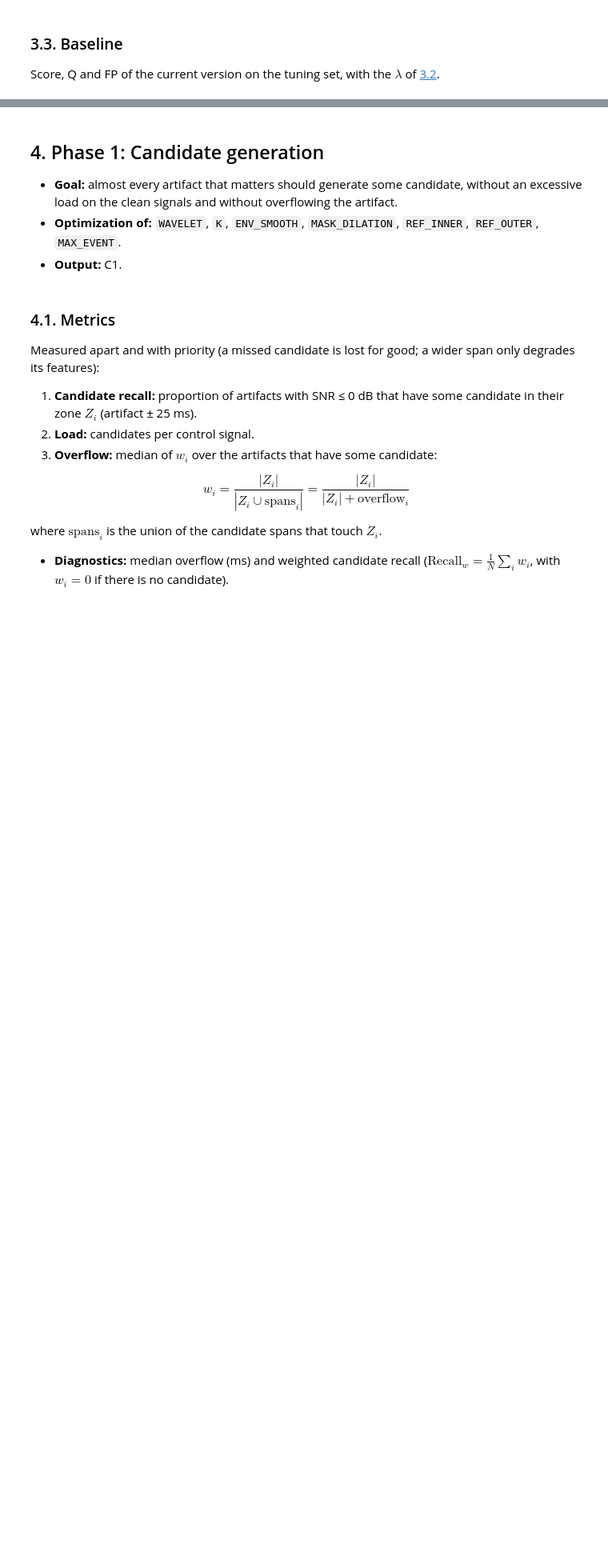
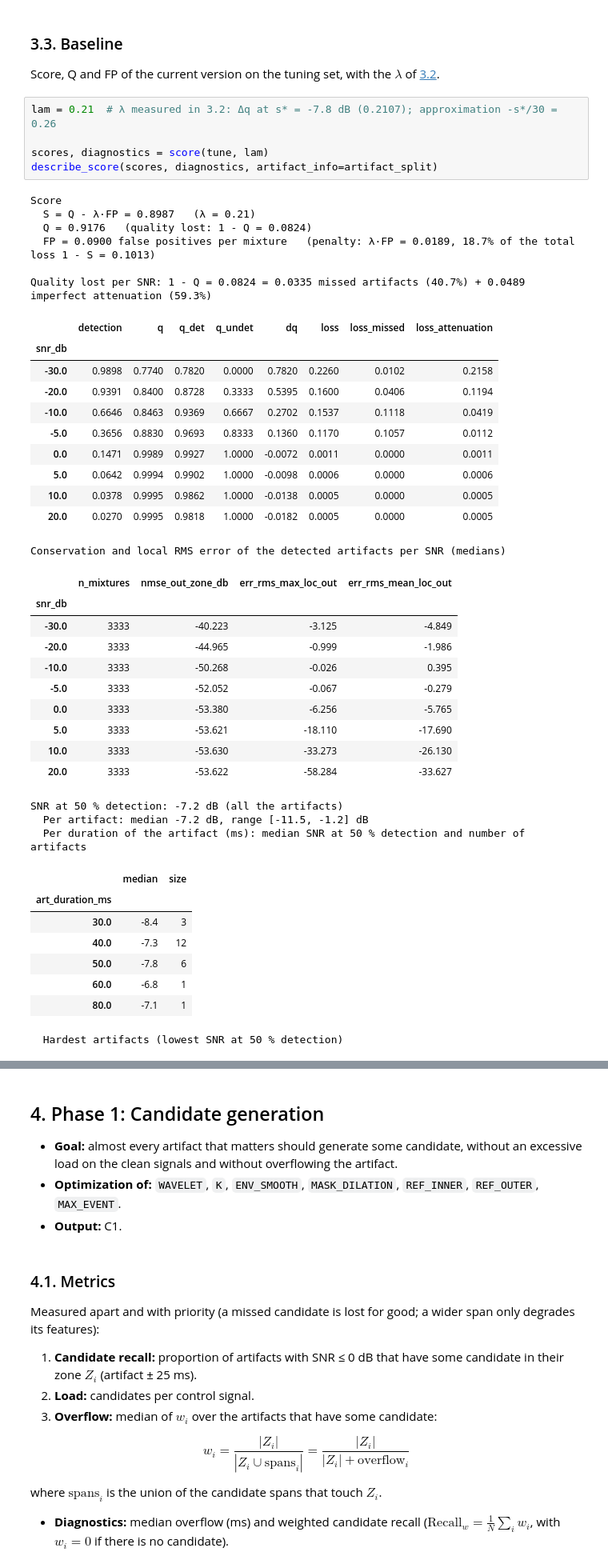
Before and after one commit to Kelpesito/EILO-BioAcoustics-Analysis, a Jupyter notebook: denoising/parameter_optimization.ipynb, the cells around one changed output, grey strips where cells are left out. Shown at 80% size. Saved outputs shown, nothing was run; the diff lists cells and outputs as text; blank space fills up the shorter version.

```diff
--- a/denoising/parameter_optimization.ipynb
+++ b/denoising/parameter_optimization.ipynb
@@ -354,3 +540,47 @@ where $\hat{q}^{\text{det}}_s$ / $\hat{q}^{\text{undet}}_s$ are the mean $q$ of
 ### 3.3. Baseline
 
 Score, Q and FP of the current version on the tuning set, with the $\lambda$ of [3.2](#3.2.-Penalty-λ).
+# %%
+lam = 0.21  # λ measured in 3.2: Δq at s* = -7.8 dB (0.2107); approximation -s*/30 = 0.26
+
+scores, diagnostics = score(tune, lam)
+describe_score(scores, diagnostics, artifact_info=artifact_split)
+# %% [output]
+Score
+  S = Q - λ·FP = 0.8987   (λ = 0.21)
+  Q = 0.9176   (quality lost: 1 - Q = 0.0824)
+  FP = 0.0900 false positives per mixture   (penalty: λ·FP = 0.0189, 18.7% of the total loss 1 - S = 0.1013)
+
+Quality lost per SNR: 1 - Q = 0.0824 = 0.0335 missed artifacts (40.7%) + 0.0489 imperfect attenuation (59.3%)
+|  | detection | q | q_det | q_undet | dq | loss | loss_missed | loss_attenuation |
+| snr_db |  |  |  |  |  |  |  |  |
+| -30.0 | 0.9898 | 0.7740 | 0.7820 | 0.0000 | 0.7820 | 0.2260 | 0.0102 | 0.2158 |
+| -20.0 | 0.9391 | 0.8400 | 0.8728 | 0.3333 | 0.5395 | 0.1600 | 0.0406 | 0.1194 |
+| -10.0 | 0.6646 | 0.8463 | 0.9369 | 0.6667 | 0.2702 | 0.1537 | 0.1118 | 0.0419 |
+| -5.0 | 0.3656 | 0.8830 | 0.9693 | 0.8333 | 0.1360 | 0.1170 | 0.1057 | 0.0112 |
+| 0.0 | 0.1471 | 0.9989 | 0.9927 | 1.0000 | -0.0072 | 0.0011 | 0.0000 | 0.0011 |
+| 5.0 | 0.0642 | 0.9994 | 0.9902 | 1.0000 | -0.0098 | 0.0006 | 0.0000 | 0.0006 |
+| 10.0 | 0.0378 | 0.9995 | 0.9862 | 1.0000 | -0.0138 | 0.0005 | 0.0000 | 0.0005 |
+| 20.0 | 0.0270 | 0.9995 | 0.9818 | 1.0000 | -0.0182 | 0.0005 | 0.0000 | 0.0005 |
+Conservation and local RMS error of the detected artifacts per SNR (medians)
+|  | n_mixtures | nmse_out_zone_db | err_rms_max_loc_out | err_rms_mean_loc_out |
+| snr_db |  |  |  |  |
+| -30.0 | 3333 | -40.223 | -3.125 | -4.849 |
+| -20.0 | 3333 | -44.965 | -0.999 | -1.986 |
+| -10.0 | 3333 | -50.268 | -0.026 | 0.395 |
+| -5.0 | 3333 | -52.052 | -0.067 | -0.279 |
+| 0.0 | 3333 | -53.380 | -6.256 | -5.765 |
+| 5.0 | 3333 | -53.621 | -18.110 | -17.690 |
+| 10.0 | 3333 | -53.630 | -33.273 | -26.130 |
+| 20.0 | 3333 | -53.622 | -58.284 | -33.627 |
+SNR at 50 % detection: -7.2 dB (all the artifacts)
+  Per artifact: median -7.2 dB, range [-11.5, -1.2] dB
+  Per duration of the artifact (ms): median SNR at 50 % detection and number of artifacts
+|  | median | size |
+| art_duration_ms |  |  |
+| 30.0 | -8.4 | 3 |
+| 40.0 | -7.3 | 12 |
+| 50.0 | -7.8 | 6 |
+| 60.0 | -6.8 | 1 |
+| 80.0 | -7.1 | 1 |
+  Hardest artifacts (lowest SNR at 50 % detection)
```
Also changed, not shown: parts of 9 cells of this notebook, 5 other files.
